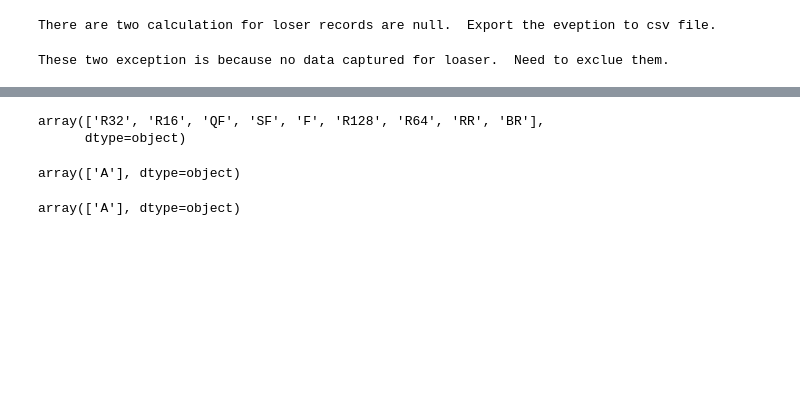
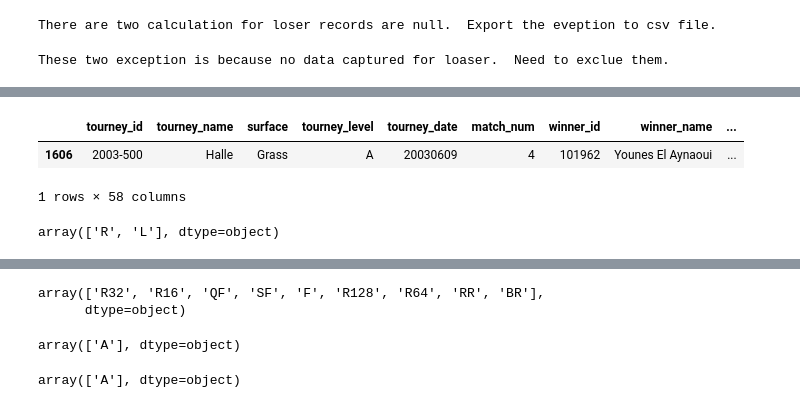
Before and after one commit to YF4GitHub/Chun-Zhi-Jiao, a Jupyter notebook: Capstone-Project1/DataCleansingandWrangling.ipynb, the cells around one changed output, grey strips where cells are left out. Drawn from its saved outputs; the diff is of its cells as text; code cells hidden in the pictures; blank space fills up the shorter version.

```diff
--- a/Capstone-Project1/DataCleansingandWrangling.ipynb
+++ b/Capstone-Project1/DataCleansingandWrangling.ipynb
@@ -364,0 +344,6 @@ df_winners = df[['winner_id', 'winner_rank','winner_name', 'winner_hand','winner
+# %%
+df[df.loser_hand=='U']
+# %% [output]
+|  | tourney_id | tourney_name | surface | tourney_level | tourney_date | match_num | winner_id | winner_name | ... |
+| 1606 | 2003-500 | Halle | Grass | A | 20030609 | 4 | 101962 | Younes El Aynaoui | ... |
+1 rows × 58 columns
@@ -364,0 +352,4 @@ df_winners = df[['winner_id', 'winner_rank','winner_name', 'winner_hand','winner
+# %%
+df.loser_hand.unique()
+# %% [output]
+array(['R', 'L'], dtype=object)
```
Also changed, not shown: parts of 67 cells of this notebook, 8 other files.
